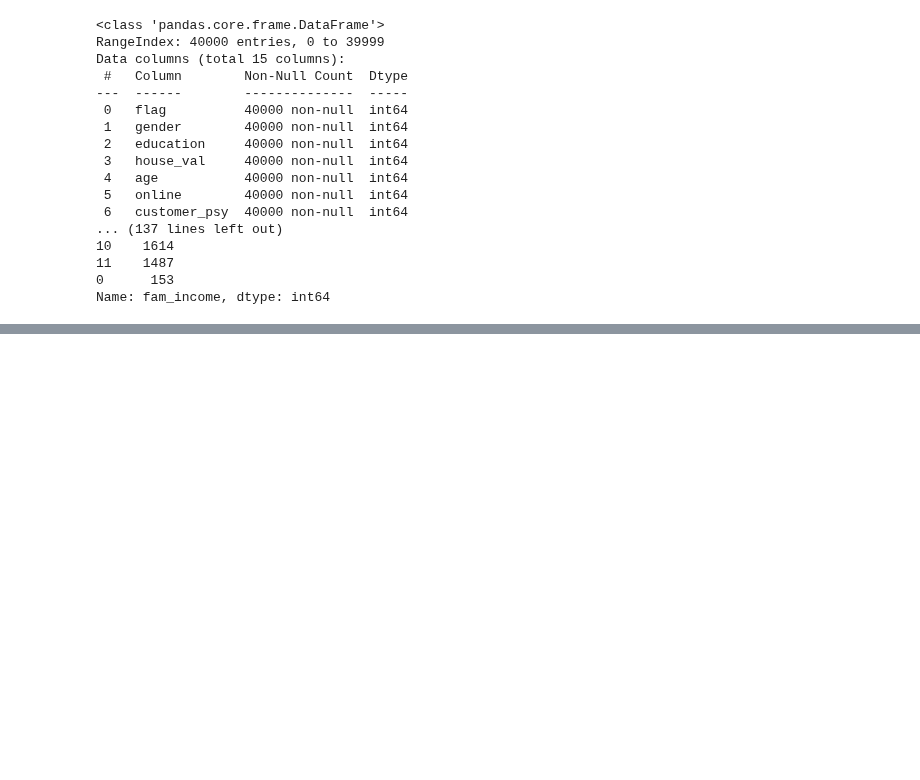
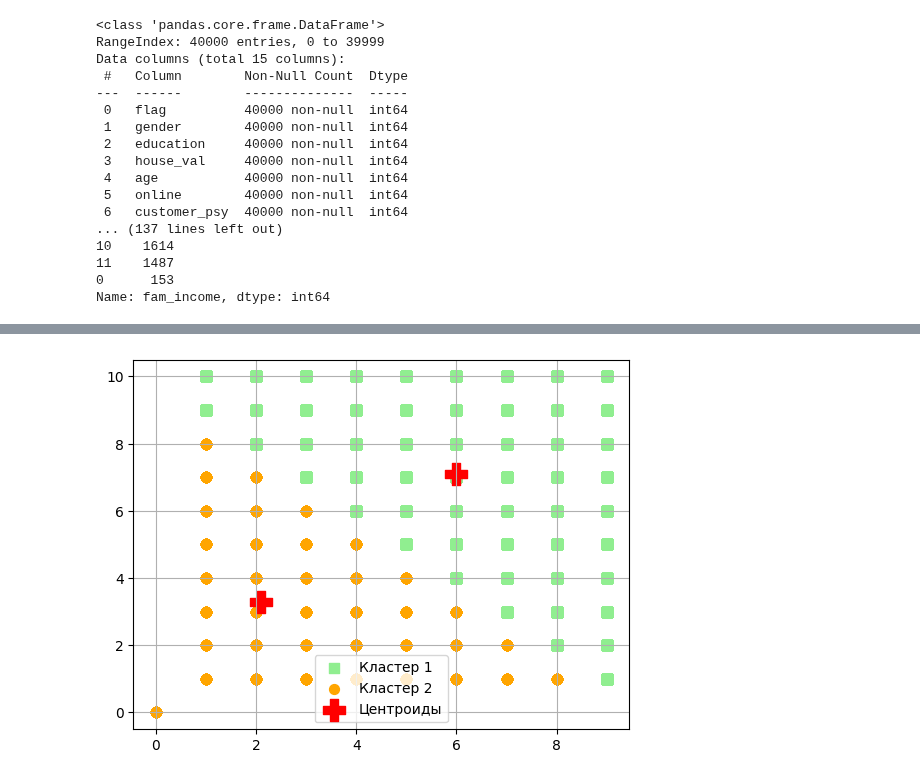
Before and after one commit to Infoboros/machine-learning, a Jupyter notebook: big_data_1_clasterization.ipynb, the cells around one changed output, grey strips where cells are left out. Cells and saved outputs as stored; diff of their text form; code cells hidden in the pictures; blank space fills up the shorter version.

```diff
--- a/big_data_1_clasterization.ipynb
+++ b/big_data_1_clasterization.ipynb
@@ -164,42 +212,53 @@ data.describe()
+# %%
+def iterate_method(clustering_func, plot=True):
+    distortions = [
+        clustering_func(n_clusters)
+        for n_clusters in range(2, 11)
+    ]
+    if plot:
+        plt.plot(range(2, 11), distortions, marker='o')
+        plt.xlabel('Число кластеров')
+        plt.ylabel('Результат функции')
+        plt.show()
 # %%
-def k_means(_data: DataFrame, n_clusters, visualisation_pairs: (int, int)):
-    km = KMeans(
-        n_clusters=n_clusters,
-        init='random',
-        n_init=10,
-        random_state=0
+def visualisation(model, n_clusters: int, get_by_cluster, x: int, y: int):
+    for cluster in range(n_clusters):
+        color, sign = CLUSTERS[cluster]
+        plt.scatter(
+            get_by_cluster(cluster, x),
+            get_by_cluster(cluster, y),
+            s=50,
+            marker=sign,
+            c=color,
+            label=f'Кластер {cluster + 1}'
+        )
+    plt.scatter(
+        model.cluster_centers_[:, x],
+        model.cluster_centers_[:, y],
+        s=250,
+        marker=CENTROIDS[1],
+        c=CENTROIDS[0],
+        label='Центроиды'
     )
-    y_km = km.fit_predict(_data)
+    plt.legend()
+    plt.grid()
+    plt.show()
 
-    get_by_cluster = lambda cluster, column: [
-        row[column]
-        for index, row in _data.iterrows()
-        if y_km[index] == cluster
-    ]
-
-    def visualisation(x: int, y: int):
-        for cluster in range(n_clusters):
-            color, sign = CLUSTERS[cluster]
-            plt.scatter(
-                get_by_cluster(cluster, x),
-                get_by_cluster(cluster, y),
-                s=50,
-                marker=sign,
-                c=color,
-                label=f'Кластер {cluster + 1}'
-            )
-        plt.scatter(
-            km.cluster_centers_[:, x],
-            km.cluster_centers_[:, y],
-            s=250,
-            marker=CENTROIDS[1],
-            c=CENTROIDS[0],
-            label='Центроиды'
-        )
-        plt.legend()
-        plt.grid()
-        plt.show()
-
-    [visualisation(*pair) for pair in visualisation_pairs]
-
-    return y_km
+print('Метод K средних')
+iterate_method(
+    lambda n_clusters:
+    clustering(
+        KMeans(
+            n_clusters=n_clusters,
+            init='random',
+            n_init=10,
+            random_state=0
+        ),
+        data_for_clustering,
+        lambda get_by_cluster, model: [
+            visualisation(model, n_clusters, get_by_cluster, *pair)
+            for pair in VISUALISATION_PAIRS
+        ]
+    ).inertia_,
+)
+# %% [output]
@@ -205,0 +266 @@ def k_means(_data: DataFrame, n_clusters, visualisation_pairs: (int, int)):
+[figure, added]
```
Also changed, not shown: parts of 8 cells of this notebook.
